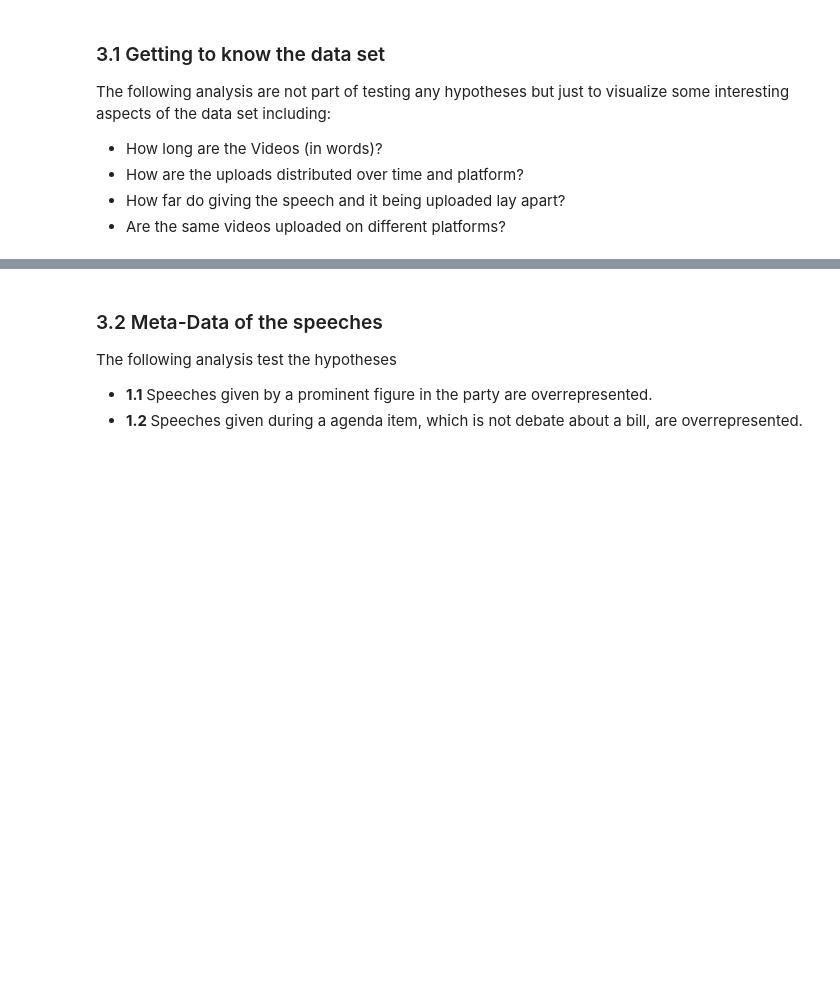
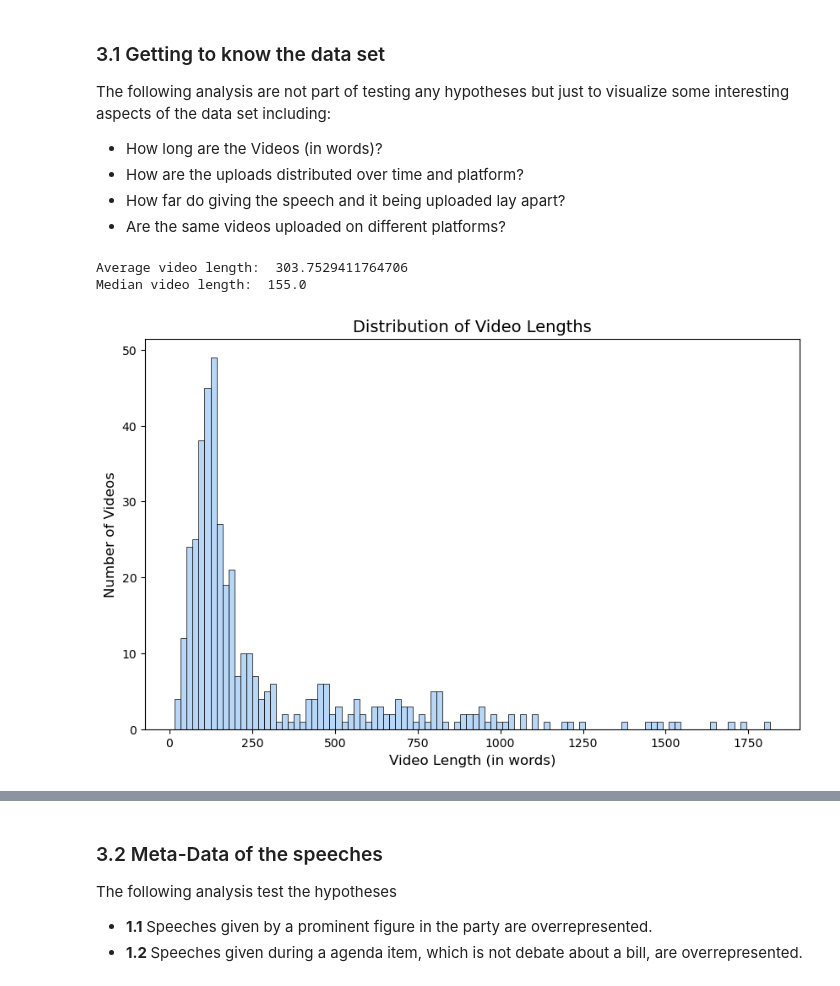
Before and after one commit to MoritzStockmar/afd-on-some, a Jupyter notebook: exploratory.ipynb, the cells around one changed output, grey strips where cells are left out. Saved outputs shown, nothing was run; the diff lists cells and outputs as text; code cells hidden in the pictures; blank space fills up the shorter version.

```diff
--- a/exploratory.ipynb
+++ b/exploratory.ipynb
@@ -863,28 +854,41 @@ merged_aligned_df.to_csv("data/preprocessed_data/merged_aligned_df.csv")
 # %%
 
 """"
 How long are the videos in words?
  x: Number of videos,
  y: length of the video in words,
  extra text for average and median
 """
-merged_aligned_df['video_length'] = merged_aligned_df['tokens_x'].apply(len)
+import matplotlib.pyplot as plt
+import seaborn as sns
+
+merged_aligned_df['doc_upload'] = merged_aligned_df['transcription_text'].apply(nlp)
+merged_aligned_df['tokens_upload'] = merged_aligned_df['doc_upload'].apply(lambda doc: [token.text for token in doc])
+merged_aligned_df['video_length'] = merged_aligned_df['tokens_upload'].apply(len)
 average_video_length = merged_aligned_df['video_length'].mean()
 print("Average video length: ", average_video_length)
 media_video_length = merged_aligned_df['video_length'].median()
 print("Median video length: ", media_video_length)
 
 plt.figure(figsize=(10, 6))
 palette = sns.color_palette('pastel')
-sns.histplot(merged_aligned_df['video_length'], bins=100, kde=False, color=palette[0])
+sns.histplot(
+    merged_aligned_df['video_length'],
+    bins=100,
+    kde=False,
+    color=palette[0])
 
 plt.xlabel('Video Length (in words)', fontsize=12)
 plt.ylabel('Number of Videos', fontsize=12)
 plt.title('Distribution of Video Lengths', fontsize=14)
 
 
 
 plt.show()
+# %% [output]
+Average video length:  303.7529411764706
+Median video length:  155.0
+[figure, added]
 # %%
 
 """
```
Also changed, not shown: parts of 38 cells of this notebook, 7 other files.
